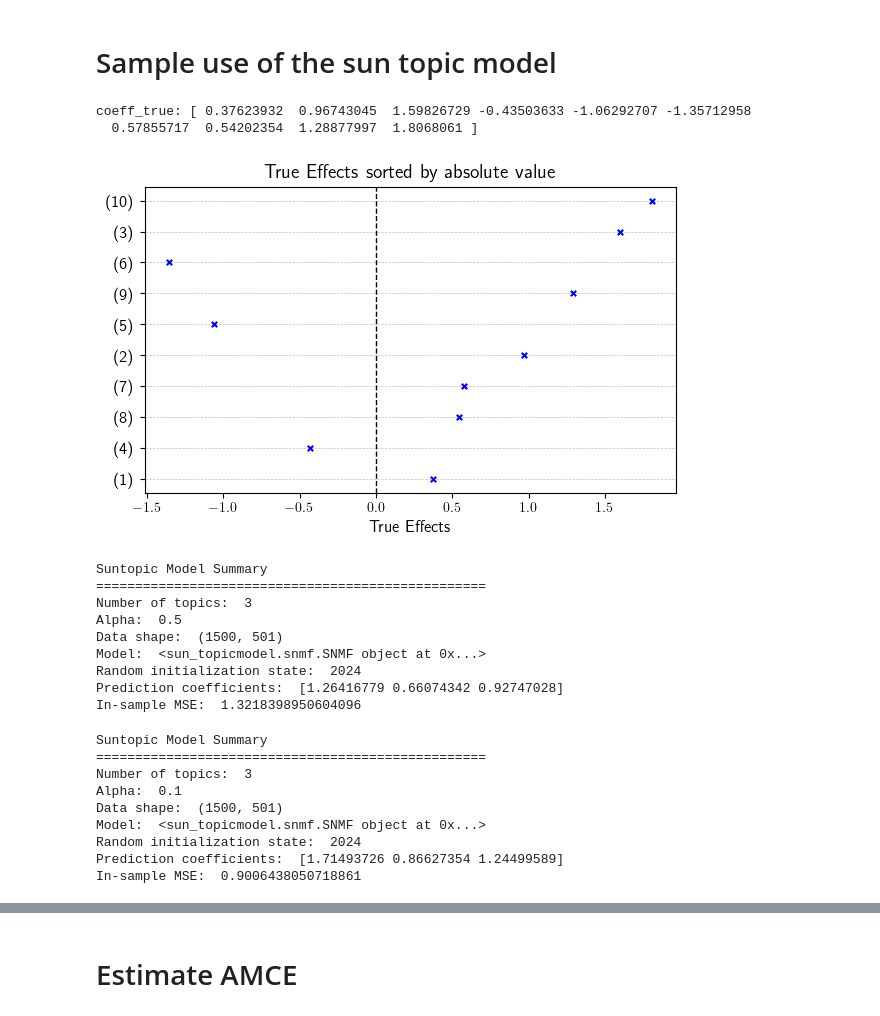
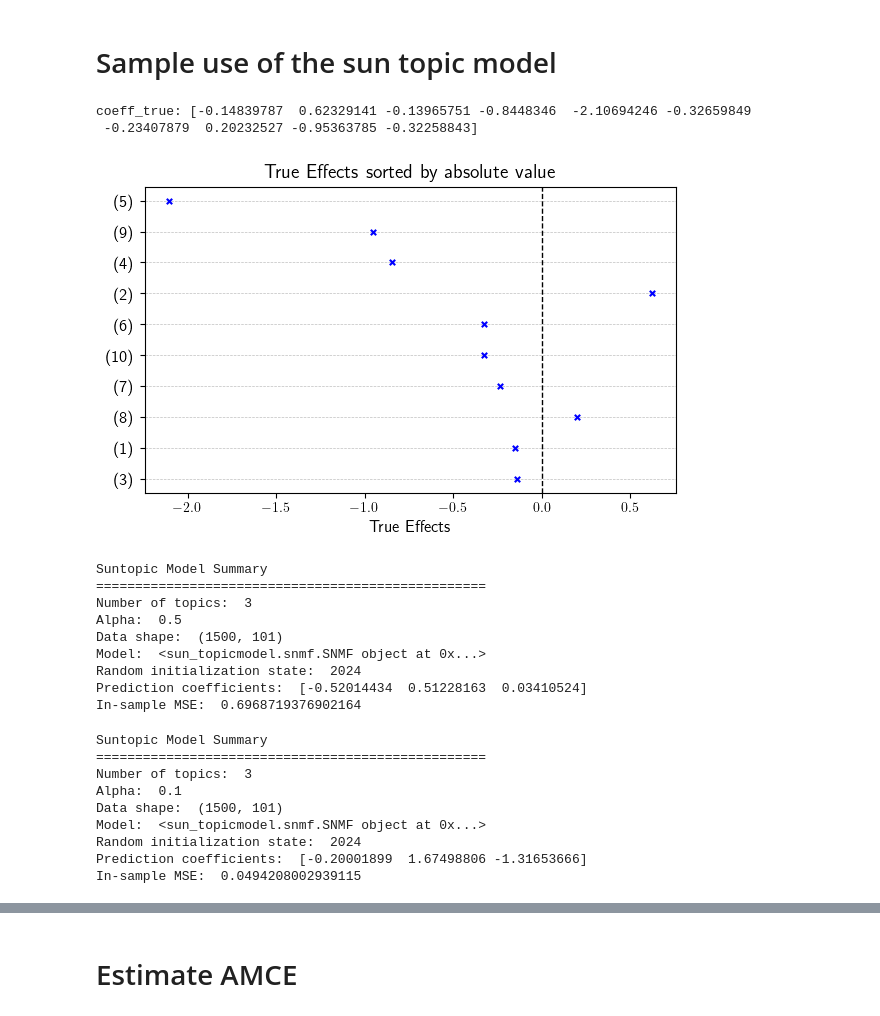
Before and after one commit to TillRS/suntopicmodel, a Jupyter notebook: sample.ipynb, the cells around one changed output, grey strips where cells are left out. Saved outputs shown, nothing was run; the diff lists cells and outputs as text; code cells hidden in the pictures.

Commit message:
Updated sample notebook

```diff
--- a/sample.ipynb
+++ b/sample.ipynb
@@ -9,45 +9,46 @@ import pandas as pd
 # Generate random data as the 'embeddings' for the 'documents' in the corpus
 np.random.seed(2024)
 n = 2000
-m = 500
+m = 100
 J = 10
 W_t = np.random.rand(n, J)
 H_t = np.random.rand(J, m)
 X = np.dot(W_t, H_t) + np.random.rand(n, m) * 0.1
 coef_true = np.random.normal(0, 1, J)
 Y = np.dot(W_t, coef_true) + np.random.rand(n) * 0.1
+Y = (Y-np.mean(Y))/np.std(Y)
 print(f"coeff_true: {coef_true}")
 
 sorted_indices = np.argsort(np.abs(coef_true))[::-1]
 sorted_coef_true = coef_true[sorted_indices]
 
 # Set font to Computer Modern
 plt.rcParams["text.usetex"] = True
 
 # Plot the parameters
 fig, ax = plt.subplots(figsize=(6, 4))
 
 for i, param in enumerate(sorted_coef_true):
     ax.axhline(i, color="gray", linestyle="--", linewidth=0.5, alpha=0.5)
     ax.scatter(param, i, marker="x", s=15, color="blue", zorder=10)
 
 
 # Customize the plot
 ax.axvline(0, color="black", linestyle="--", linewidth=1)  # Add a vertical line at x=0
 ax.yaxis.tick_left()
 ax.invert_yaxis()  # Flip the graph
 ax.set_yticks(np.arange(len(sorted_coef_true)))
 ax.set_yticklabels([f"({i+1})" for i in sorted_indices], fontsize=12)
 ax.set_xlabel("True Effects", fontsize=12)
 ax.set_title("True Effects sorted by absolute value", fontsize=14)
 
 # Save or show the plot
 plt.tight_layout()
 plt.show()
 # %% [output]
-coeff_true: [ 0.37623932  0.96743045  1.59826729 -0.43503633 -1.06292707 -1.35712958
-  0.57855717  0.54202354  1.28877997  1.8068061 ]
+coeff_true: [-0.14839787  0.62329141 -0.13965751 -0.8448346  -2.10694246 -0.32659849
+ -0.23407879  0.20232527 -0.95363785 -0.32258843]
-[figure, old version]
+[figure, new version]
 # %%
 # do train, estimation split
 X_train = X[:1500, :]
@@ -64,11 +65,11 @@ Suntopic Model Summary
 ==================================================
 Number of topics:  3
 Alpha:  0.5
-Data shape:  (1500, 501)
+Data shape:  (1500, 101)
 Model:  <sun_topicmodel.snmf.SNMF object at 0x...>
 Random initialization state:  2024
-Prediction coefficients:  [1.26416779 0.66074342 0.92747028]
-In-sample MSE:  1.3218398950604096
+Prediction coefficients:  [-0.52014434  0.51228163  0.03410524]
+In-sample MSE:  0.6968719376902164
 # %%
 # Initialize and fit the model
 model = suntopic(Y=Y_train, X=X_train, alpha=0.1, num_bases=3, random_state=2024)
@@ -79,11 +80,11 @@ Suntopic Model Summary
 ==================================================
 Number of topics:  3
 Alpha:  0.1
-Data shape:  (1500, 501)
+Data shape:  (1500, 101)
 Model:  <sun_topicmodel.snmf.SNMF object at 0x...>
 Random initialization state:  2024
-Prediction coefficients:  [1.71493726 0.86627354 1.24499589]
-In-sample MSE:  0.9006438050718861
+Prediction coefficients:  [-0.20001899  1.67498806 -1.31653666]
+In-sample MSE:  0.0494208002939115
 # %%
 # Use cross validation for finding optimal hyperparameters: number of bases and alpha
 model.hyperparam_cv(
```
Also changed, not shown: parts of 6 cells of this notebook.
